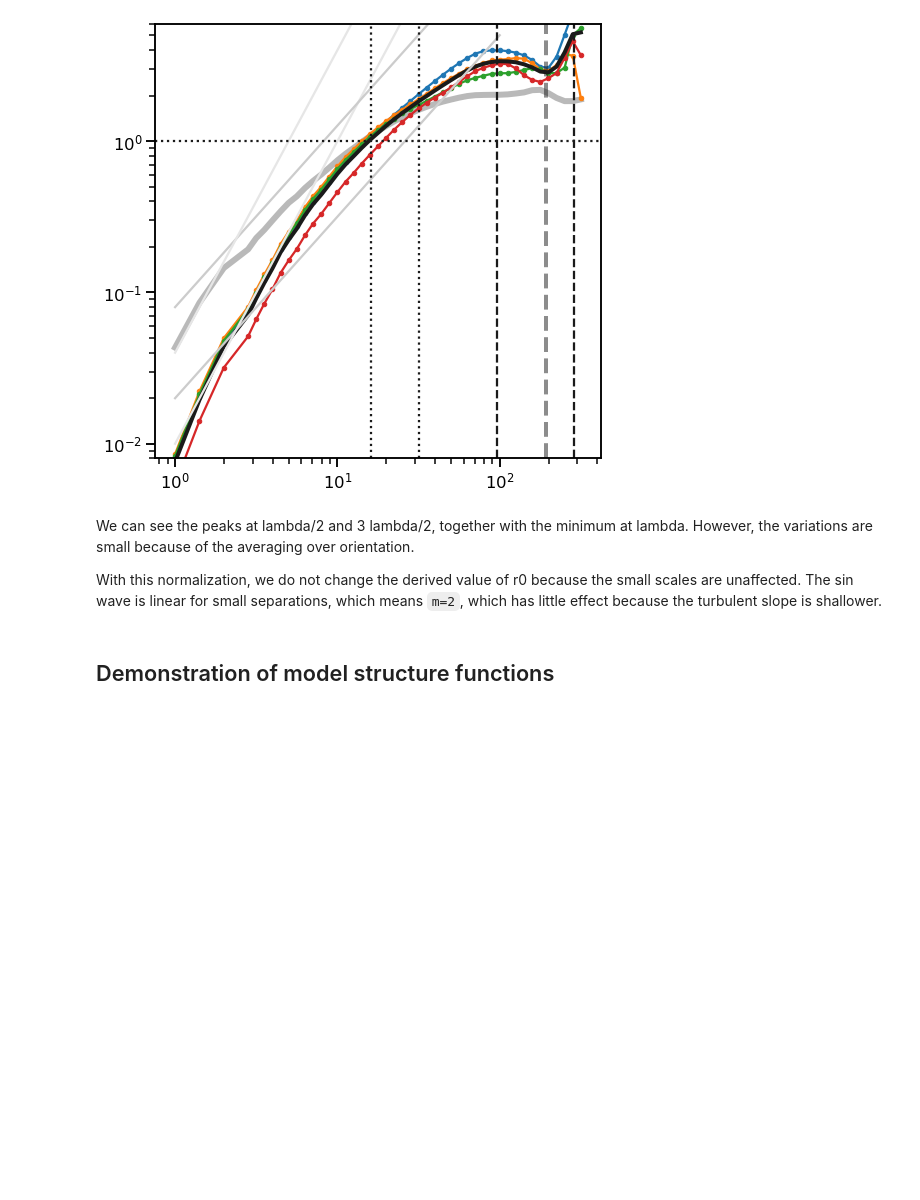
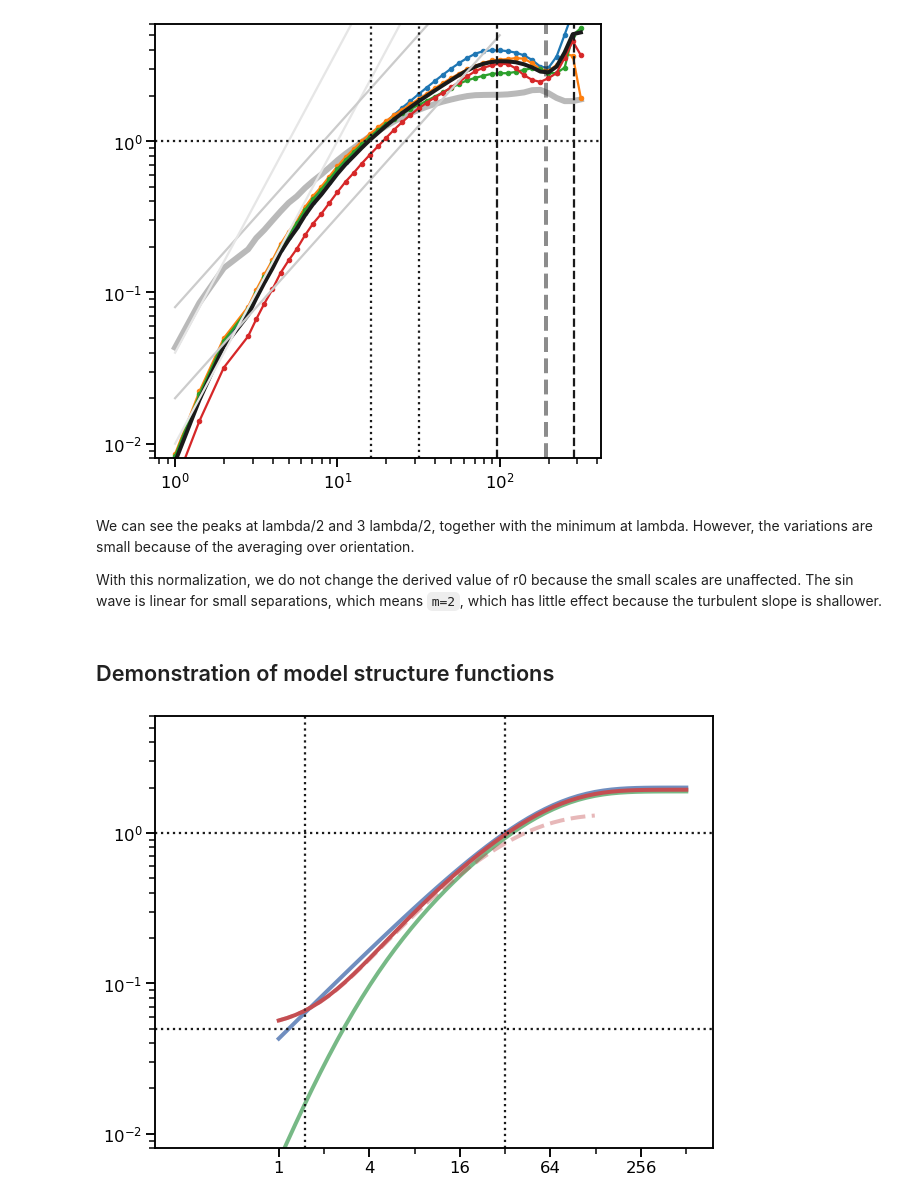
Before and after one commit to will-henney/mariano-velocity-statistics, a Jupyter notebook: fake-maps-complete.ipynb, the cells around one changed output. Saved outputs shown, nothing was run; the diff lists cells and outputs as text; code cells hidden in the pictures; blank space fills up the shorter version.

Commit message:
Progress towards a new figure on model strucfunc

```diff
--- a/fake-maps-complete.ipynb
+++ b/fake-maps-complete.ipynb
@@ -310,0 +314,70 @@ With this normalization, we do not change the derived value of r0 because the sm
+# %%
+r0 = 64.0
+N = 512
+m = 1.0
+s0 = 1.5
+noise = 0.05
+# %%
+fig, ax = plt.subplots(
+    figsize=(10, 8),
+)
+mask = sfs_und[0]["N pairs"] > 0
+r = 10**sfs_und[0]["log10 r"][mask]
+
+#ax.plot(r, Bm0, linewidth=6, color="r", alpha=0.3)
+
+
+rgrid = np.logspace(0.0, np.log10(N))
+ax.plot(rgrid, bfunc.bfunc00s(rgrid, r0/2, 1.0, m), linewidth=4, color="b", alpha=0.8)
+
+ax.plot(
+    rgrid,
+    bfunc.bfunc04s(rgrid, r0/2, 1.0, m, s0=s0, noise=0.0, box_size=N),
+    linewidth=4,
+    color="g",
+    alpha=0.8,
+)
+
+ax.plot(
+    rgrid,
+    bfunc.bfunc04s(rgrid, r0/2, 1.0, m, s0=s0, noise=noise, box_size=N),
+    linewidth=4,
+    color="r",
+    alpha=1.0,
+)
+
+mm = rgrid <= N / 4
+ax.plot(
+    rgrid[mm],
+    bfunc.bfunc04s(rgrid[mm], r0/2, 1.0, m, s0=s0, noise=noise, box_size=N/4),
+    ls="dashed",
+    linewidth=4,
+    color="r",
+    alpha=0.4,
+    zorder=100,
+)
+
+#for scale in 0.02, 0.08:
+#    ax.plot(rgrid, scale * rgrid**m, color="0.8")
+#    ax.plot(rgrid, 0.5 * scale * rgrid**2, color="0.9")
+
+
+ax.axhline(1.0, color="k", linestyle="dotted")
+ax.axvline(r0 / 2, color="k", linestyle="dotted")
+ax.axhline(noise, color="k", linestyle="dotted")
+ax.axvline(s0, color="k", linestyle="dotted")
+
+
+ax.set_aspect("equal")
+ax.set(
+    xscale="log", yscale="log",
+    ylim=[8e-3, 6],
+    xlim=[0.15, 1.5*N],
+)
+ax.set_xticks([1, 4, 16, 64, 256])
+ax.set_xticklabels(["1", "4", "16", '64', "256"])
+ax.set_xticks([2, 8, 32, 128, 512], minor=True)
+ax.set_xticklabels([], minor=True)
+...;
+# %% [output]
+[figure, added]
```
Also changed, not shown: parts of 1 cell of this notebook, 1 other file.
